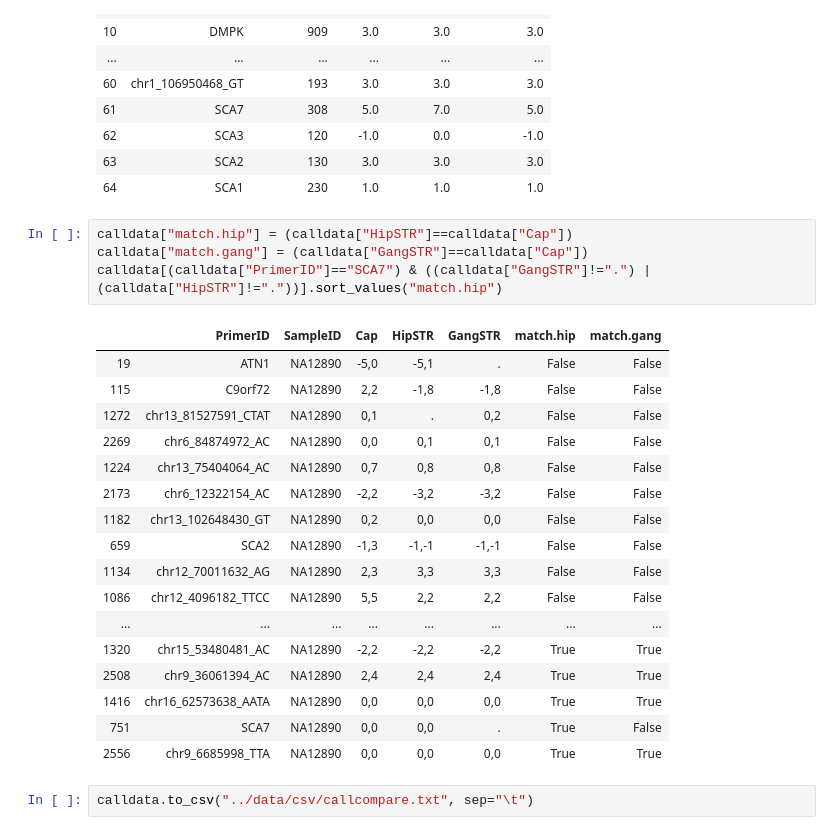
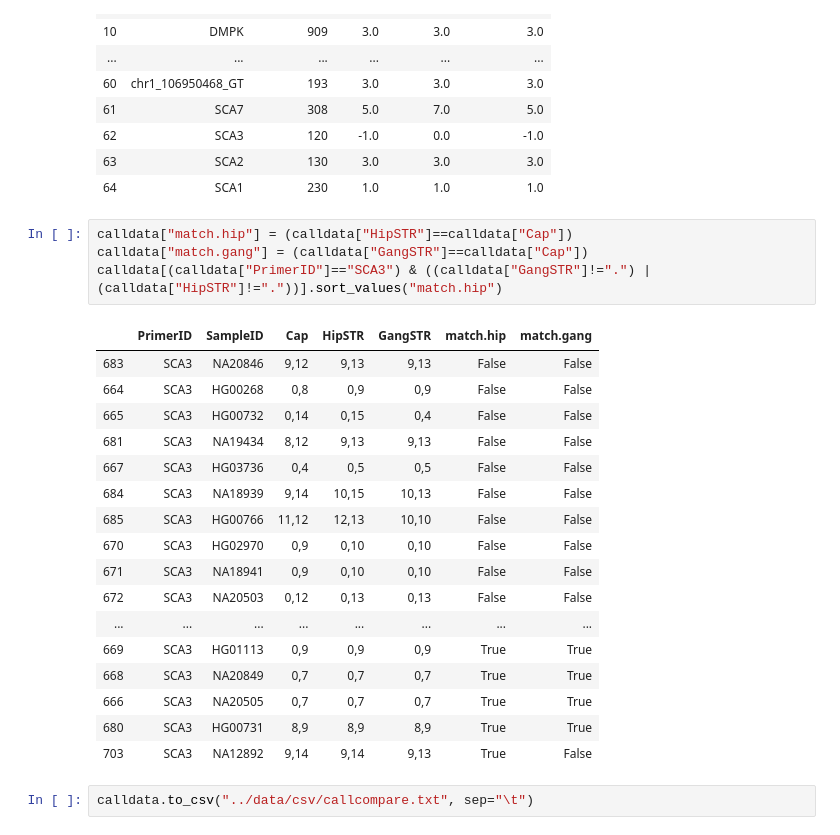
Before and after one commit to gymrek-lab/TRTools, a Jupyter notebook: experimental/capillary_offset_learn/notebooks/LearnCapillaryOffset.ipynb, the cells around one changed output. Saved outputs shown, nothing was run; the diff lists cells and outputs as text.

```diff
--- a/experimental/capillary_offset_learn/notebooks/LearnCapillaryOffset.ipynb
+++ b/experimental/capillary_offset_learn/notebooks/LearnCapillaryOffset.ipynb
@@ -266,25 +264,25 @@ ref_prod_sizes
 # %%
 calldata["match.hip"] = (calldata["HipSTR"]==calldata["Cap"])
 calldata["match.gang"] = (calldata["GangSTR"]==calldata["Cap"])
-calldata[(calldata["PrimerID"]=="SCA7") & ((calldata["GangSTR"]!=".") | (calldata["HipSTR"]!="."))].sort_values("match.hip")
+calldata[(calldata["PrimerID"]=="SCA3") & ((calldata["GangSTR"]!=".") | (calldata["HipSTR"]!="."))].sort_values("match.hip")
 # %% [output]
 |  | PrimerID | SampleID | Cap | HipSTR | GangSTR | match.hip | match.gang |
-| 19 | ATN1 | NA12890 | -5,0 | -5,1 | . | False | False |
-| 115 | C9orf72 | NA12890 | 2,2 | -1,8 | -1,8 | False | False |
-| 1272 | chr13_81527591_CTAT | NA12890 | 0,1 | . | 0,2 | False | False |
-| 2269 | chr6_84874972_AC | NA12890 | 0,0 | 0,1 | 0,1 | False | False |
-| 1224 | chr13_75404064_AC | NA12890 | 0,7 | 0,8 | 0,8 | False | False |
-| 2173 | chr6_12322154_AC | NA12890 | -2,2 | -3,2 | -3,2 | False | False |
-| 1182 | chr13_102648430_GT | NA12890 | 0,2 | 0,0 | 0,0 | False | False |
-| 659 | SCA2 | NA12890 | -1,3 | -1,-1 | -1,-1 | False | False |
-| 1134 | chr12_70011632_AG | NA12890 | 2,3 | 3,3 | 3,3 | False | False |
-| 1086 | chr12_4096182_TTCC | NA12890 | 5,5 | 2,2 | 2,2 | False | False |
+| 683 | SCA3 | NA20846 | 9,12 | 9,13 | 9,13 | False | False |
+| 664 | SCA3 | HG00268 | 0,8 | 0,9 | 0,9 | False | False |
+| 665 | SCA3 | HG00732 | 0,14 | 0,15 | 0,4 | False | False |
+| 681 | SCA3 | NA19434 | 8,12 | 9,13 | 9,13 | False | False |
+| 667 | SCA3 | HG03736 | 0,4 | 0,5 | 0,5 | False | False |
+| 684 | SCA3 | NA18939 | 9,14 | 10,15 | 10,13 | False | False |
+| 685 | SCA3 | HG00766 | 11,12 | 12,13 | 10,10 | False | False |
+| 670 | SCA3 | HG02970 | 0,9 | 0,10 | 0,10 | False | False |
+| 671 | SCA3 | NA18941 | 0,9 | 0,10 | 0,10 | False | False |
+| 672 | SCA3 | NA20503 | 0,12 | 0,13 | 0,13 | False | False |
 | ... | ... | ... | ... | ... | ... | ... | ... |
-| 1320 | chr15_53480481_AC | NA12890 | -2,2 | -2,2 | -2,2 | True | True |
-| 2508 | chr9_36061394_AC | NA12890 | 2,4 | 2,4 | 2,4 | True | True |
-| 1416 | chr16_62573638_AATA | NA12890 | 0,0 | 0,0 | 0,0 | True | True |
-| 751 | SCA7 | NA12890 | 0,0 | 0,0 | . | True | False |
-| 2556 | chr9_6685998_TTA | NA12890 | 0,0 | 0,0 | 0,0 | True | True |
+| 669 | SCA3 | HG01113 | 0,9 | 0,9 | 0,9 | True | True |
+| 668 | SCA3 | NA20849 | 0,7 | 0,7 | 0,7 | True | True |
+| 666 | SCA3 | NA20505 | 0,7 | 0,7 | 0,7 | True | True |
+| 680 | SCA3 | HG00731 | 8,9 | 8,9 | 8,9 | True | True |
+| 703 | SCA3 | NA12892 | 9,14 | 9,14 | 9,13 | True | False |
 # %%
 calldata.to_csv("../data/csv/callcompare.txt", sep="\t")
 # %%
```
Also changed, not shown: parts of 2 cells of this notebook, 2 other files.
